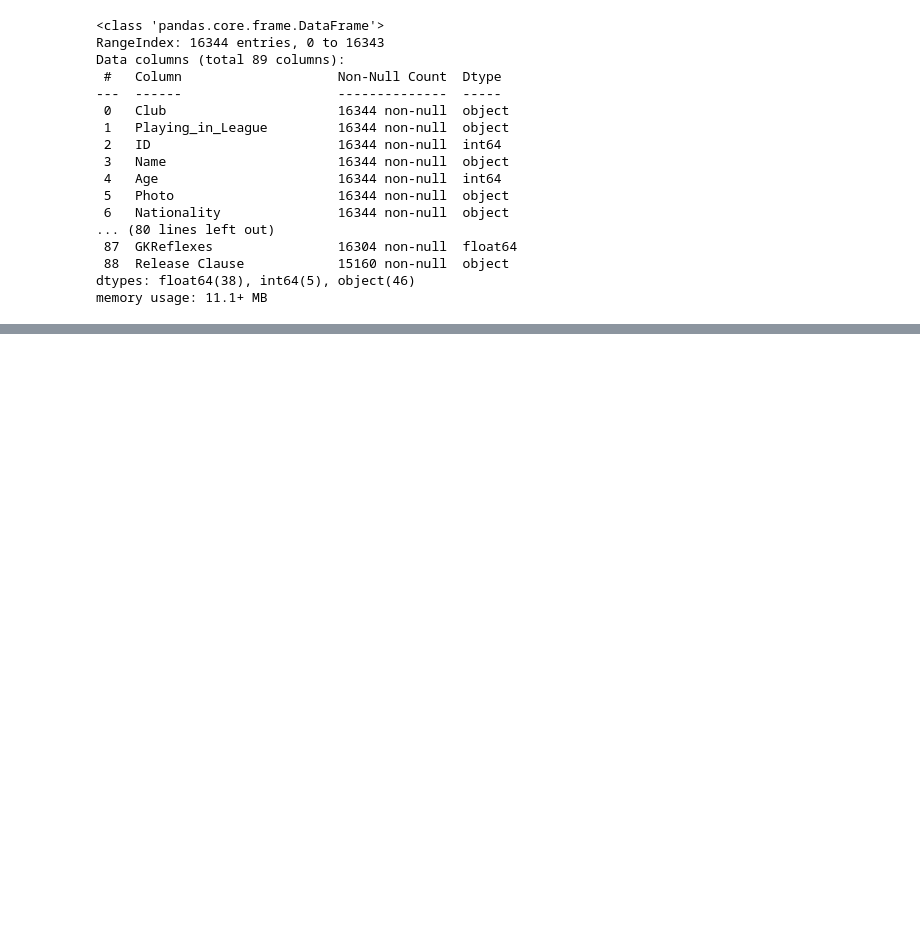
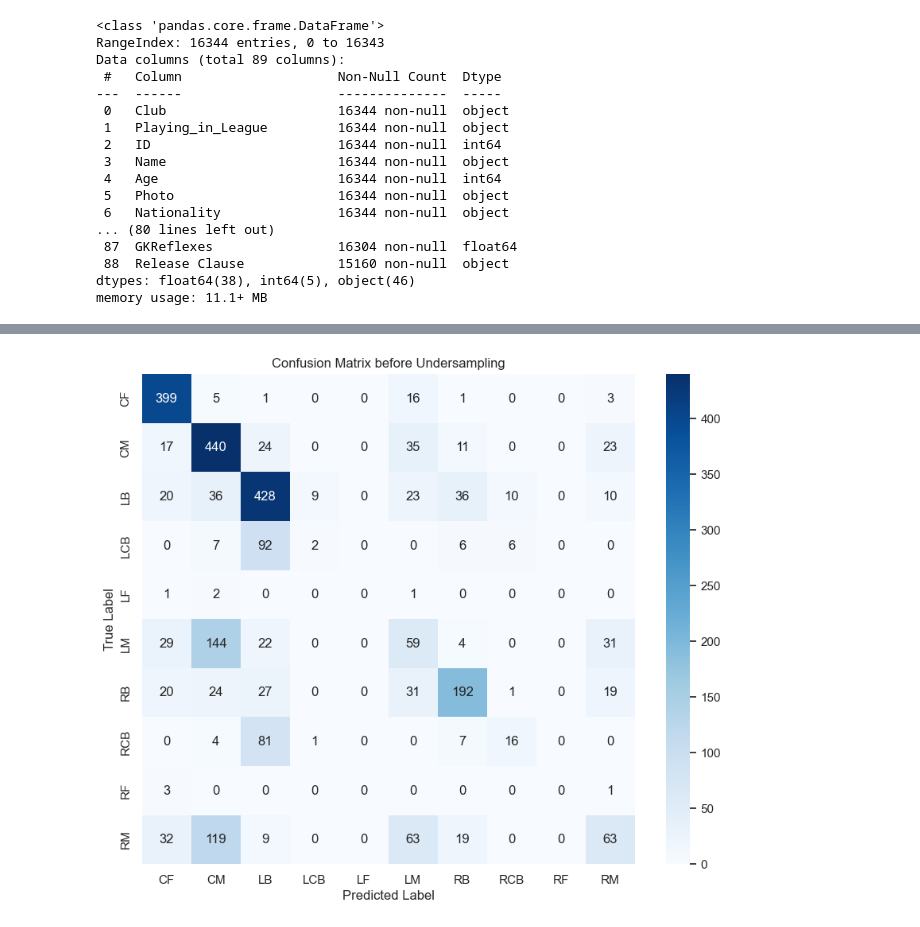
Before and after one commit to alizahedzadeh/Applied-Data-Science-Course-Assignments, a Jupyter notebook: assignments/Assignment 13 Imbalanced Data, Pipelines and AutoML/HW13_Imbalanced Data_Pipelines_AutoML.ipynb, the cells around one changed output, grey strips where cells are left out. Saved outputs shown, nothing was run; the diff lists cells and outputs as text; code cells hidden in the pictures; blank space fills up the shorter version.

```diff
--- a/assignments/Assignment 13 Imbalanced Data, Pipelines and AutoML/HW13_Imbalanced Data_Pipelines_AutoML.ipynb
+++ b/assignments/Assignment 13 Imbalanced Data, Pipelines and AutoML/HW13_Imbalanced Data_Pipelines_AutoML.ipynb
@@ -80,0 +363,94 @@ memory usage: 11.1+ MB
+# %%
+from sklearn.model_selection import train_test_split
+from imblearn.under_sampling import RandomUnderSampler
+from sklearn.ensemble import RandomForestClassifier
+from sklearn.metrics import accuracy_score, confusion_matrix
+import seaborn as sns
+import matplotlib.pyplot as plt
+
+# Separate features and target
+X = df.drop('Position', axis=1)
+y = df['Position']
+
+# Split the data into training and testing sets
+X_train, X_test, y_train, y_test = train_test_split(X, y, test_size=0.2, random_state=42)
+
+# Define numerical and categorical features
+numeric_features = X.select_dtypes(include=['int64', 'float64']).columns
+categorical_features = X.select_dtypes(include=['object']).columns
+
+# Create preprocessing pipeline
+numeric_transformer = Pipeline(steps=[
+    ('imputer', SimpleImputer(strategy='mean')),
+    ('scaler', StandardScaler())
+])
+
+categorical_transformer = Pipeline(steps=[
+    ('imputer', SimpleImputer(strategy='most_frequent')),
+    ('onehot', OneHotEncoder(handle_unknown='ignore'))
+])
+
+preprocessor = ColumnTransformer(
+    transformers=[
+        ('num', numeric_transformer, numeric_features),
+        ('cat', categorical_transformer, categorical_features)
+    ])
+
+# Create the final pipeline with the classifier
+pipeline = Pipeline(steps=[
+    ('preprocessor', preprocessor),
+    ('classifier', RandomForestClassifier(random_state=42))
+])
+
+# Fit the pipeline on training data
+pipeline.fit(X_train, y_train)
+
+# Predict on test data
+y_pred = pipeline.predict(X_test)
+
+# Evaluate the performance without undersampling
+accuracy_before_undersampling = accuracy_score(y_test, y_pred)
+print(f'Accuracy before undersampling: {accuracy_before_undersampling:.2f}')
+
+# Calculate and display the confusion matrix without undersampling
+conf_matrix_before_undersampling = confusion_matrix(y_test, y_pred)
+plt.figure(figsize=(10, 8))
+sns.heatmap(conf_matrix_before_undersampling, annot=True, fmt='d', cmap='Blues', xticklabels=pipeline.named_steps['classifier'].classes_, yticklabels=pipeline.named_steps['classifier'].classes_)
+plt.title('Confusion Matrix before Undersampling')
+plt.xlabel('Predicted Label')
+plt.ylabel('True Label')
+plt.show()
+
+# Apply random undersampling to the majority class
+undersampler = RandomUnderSampler(sampling_strategy='auto', random_state=42)
+X_resampled, y_resampled = undersampler.fit_resample(X_train, y_train)
+
+plt.figure(figsize=(8, 5))
+sns.set(style="whitegrid")
+sns.countplot(x='Position', data=pd.DataFrame({'Position': y_resampled}))
+plt.title('Distribution of Target Column after Undersampling', fontsize=16)
+plt.xlabel('Position', fontsize=14)
+plt.ylabel('Count', fontsize=14)
+plt.xticks(rotation=45, ha="right", fontsize=12)
+plt.yticks(fontsize=12)
+plt.show()
+
+# Fit the pipeline on the resampled data
+pipeline.fit(X_resampled, y_resampled)
+
+# Predict on test data after undersampling
+y_pred_undersampled = pipeline.predict(X_test)
+
+# Evaluate the performance after undersampling
+accuracy_after_undersampling = accuracy_score(y_test, y_pred_undersampled)
+print(f'Accuracy after undersampling: {accuracy_after_undersampling:.2f}')
+
+# Calculate and display the confusion matrix after undersampling
+conf_matrix_after_undersampling = confusion_matrix(y_test, y_pred_undersampled)
+plt.figure(figsize=(10, 8))
+sns.heatmap(conf_matrix_after_undersampling, annot=True, fmt='d', cmap='Blues', xticklabels=pipeline.named_steps['classifier'].classes_, yticklabels=pipeline.named_steps['classifier'].classes_)
+plt.title('Confusion Matrix after Undersampling')
+plt.xlabel('Predicted Label')
+plt.ylabel('True Label')
+plt.show()
+# %% [output]
@@ -80,0 +458 @@ memory usage: 11.1+ MB
+[figure, added]
```
Also changed, not shown: parts of 28 cells of this notebook, 1 other file.
